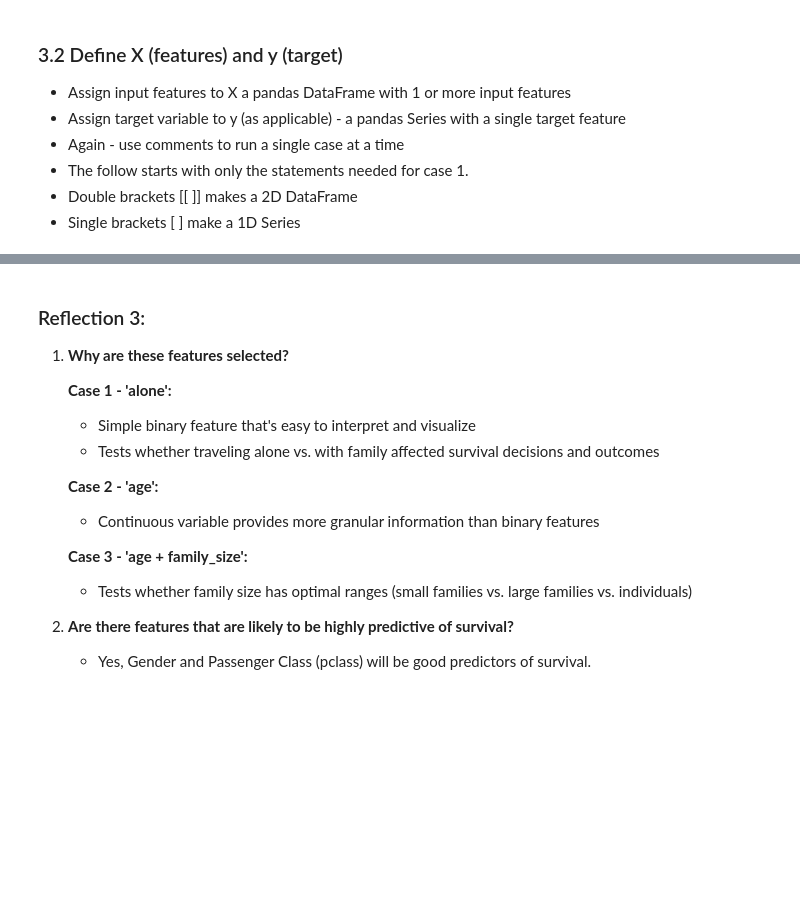
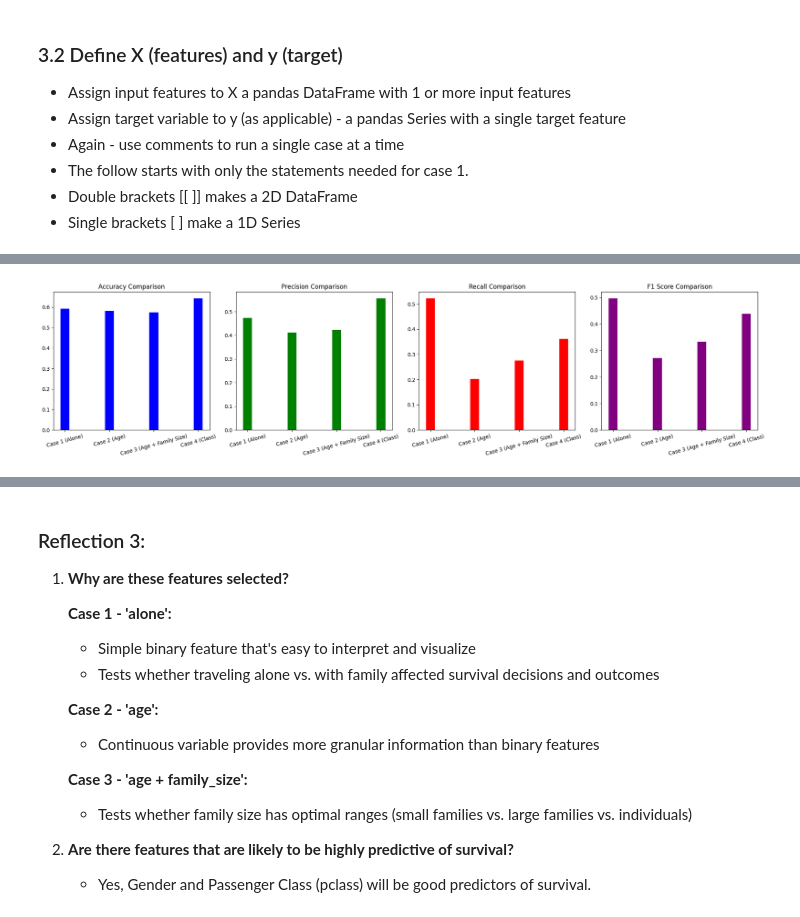
Before and after one commit to bjdawson23/applied-ml-branton, a Jupyter notebook: notebooks/project03/ml03_branton.ipynb, the cells around one changed output, grey strips where cells are left out. Drawn from its saved outputs; the diff is of its cells as text; code cells hidden in the pictures; blank space fills up the shorter version.

```diff
--- a/notebooks/project03/ml03_branton.ipynb
+++ b/notebooks/project03/ml03_branton.ipynb
@@ -136,0 +122,83 @@ y3 = titanic.loc[X3.index, 'survived']
+# %%
+# Case 4: Features = Class
+
+# One-hot encode 'pclass' to create separate binary features
+pclass_dummies = pd.get_dummies(titanic['pclass'], prefix='pclass')
+X4 = pclass_dummies
+# Select 'survived' as the target for the same rows
+y4 = titanic['survived']
+# Function to train and evaluate a Decision Tree model
+def train_evaluate_decision_tree(X, y, case_name):
+    # Stratified split to maintain class distribution
+    sss = StratifiedShuffleSplit(n_splits=1, test_size=0.2, random_state=42)
+    for train_index, test_index in sss.split(X, y):
+        X_train, X_test = X.iloc[train_index], X.iloc[test_index]
+        y_train, y_test = y.iloc[train_index], y.iloc[test_index]
+
+    # Initialize and train the Decision Tree Classifier
+    clf = DecisionTreeClassifier(random_state=42)
+    clf.fit(X_train, y_train)
+
+    # Make predictions on the test set
+    y_pred = clf.predict(X_test)
+
+    # Generate classification report
+    report = classification_report(y_test, y_pred, output_dict=True)
+    print(f"Classification Report for {case_name}:\n", classification_report(y_test, y_pred))
+
+    return report
+# Train and evaluate for each case
+report_case1 = train_evaluate_decision_tree(X1, y1, "Case 1 (Alone)")
+report_case2 = train_evaluate_decision_tree(X2, y2, "Case 2 (Age)")
+report_case3 = train_evaluate_decision_tree(X3, y3, "Case 3 (Age + Family Size)")
+report_case4 = train_evaluate_decision_tree(X4, y4, "Case 4 (Class)")
+# Collect metrics for visualization
+metrics = {
+    "Case 1 (Alone)": report_case1,
+    "Case 2 (Age)": report_case2,
+    "Case 3 (Age + Family Size)": report_case3,
+    "Case 4 (Class)": report_case4
+}
+# Prepare data for plotting
+cases = list(metrics.keys())
+accuracies = [metrics[case]['accuracy'] for case in cases]
+precisions = [metrics[case]['1']['precision'] for case in cases]
+recalls = [metrics[case]['1']['recall'] for case in cases]
+f1_scores = [metrics[case]['1']['f1-score'] for case in cases]
+# Set up the bar charts
+x = np.arange(len(cases))  # the label locations
+width = 0.2  # the width of the bars
+fig, axs = plt.subplots(1, 4, figsize=(20, 5))
+# Accuracy
+axs[0].bar(x, accuracies, width, color='b')
+axs[0].set_title('Accuracy Comparison')
+axs[0].set_xticks(x)
+axs[0].set_xticklabels(cases, rotation=15)
+# Precision
+axs[1].bar(x, precisions, width, color='g')
+axs[1].set_title('Precision Comparison')
+axs[1].set_xticks(x)
+axs[1].set_xticklabels(cases, rotation=15)
+# Recall
+axs[2].bar(x, recalls, width, color='r')
+axs[2].set_title('Recall Comparison')
+axs[2].set_xticks(x)
+axs[2].set_xticklabels(cases, rotation=15)
+# F1 Score
+axs[3].bar(x, f1_scores, width, color='purple')
+axs[3].set_title('F1 Score Comparison')
+axs[3].set_xticks(x)
+axs[3].set_xticklabels(cases, rotation=15)
+plt.tight_layout()
+plt.show()
+# Print summary table
+summary_data = {
+    "Case": cases,
+    "Accuracy": accuracies,
+    "Precision": precisions,
+    "Recall": recalls,
+    "F1 Score": f1_scores
+}
+summary_df = pd.DataFrame(summary_data)
+print(summary_df)
+# %% [output]
@@ -136,0 +222 @@ y3 = titanic.loc[X3.index, 'survived']
+[figure, added]
```
Also changed, not shown: parts of 11 cells of this notebook, 11 other files.
